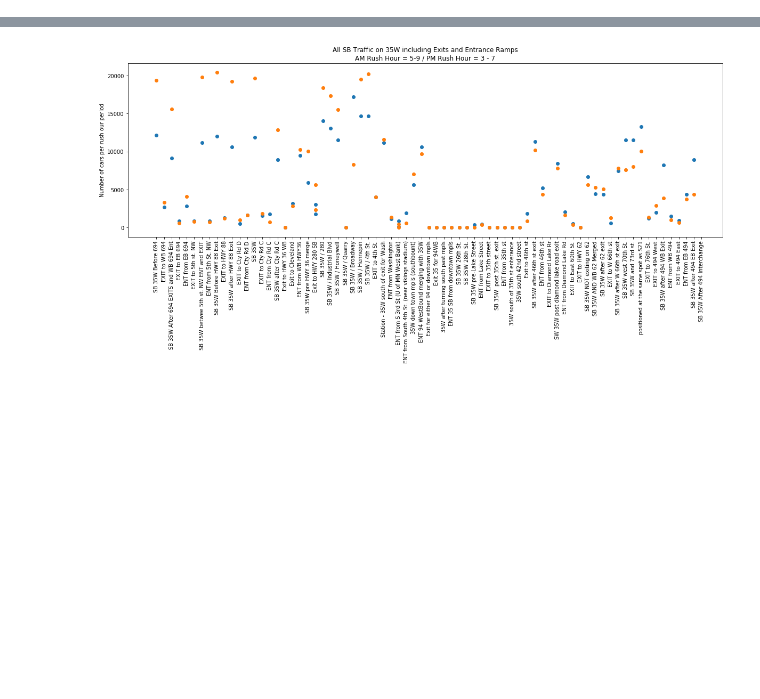
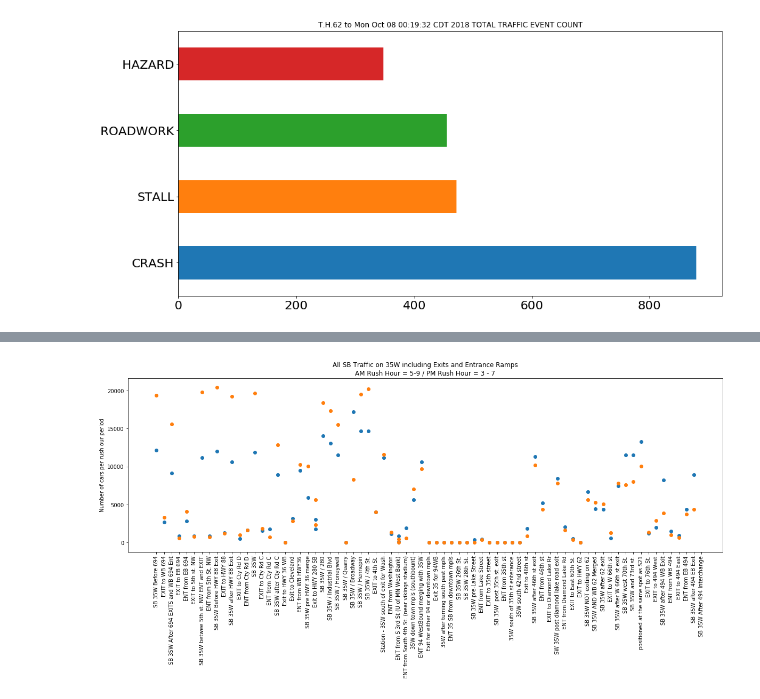
Before and after one commit to Dkreitzer/Team_streprogen_Project1, a Jupyter notebook: Working_On_Final_Version.ipynb, the cells around one changed output, grey strips where cells are left out. Saved outputs shown, nothing was run; the diff lists cells and outputs as text; code cells hidden in the pictures; blank space fills up the shorter version.

```diff
--- a/dk_testing_SB35W.ipynb
+++ b/Working_On_Final_Version.ipynb
@@ -16,0 +131,14 @@ def display_side_by_side(*args):
+# %%
+fontsize2use = 15
+
+fontprop = fm.FontProperties(size=fontsize2use)
+fig = plt.figure(figsize=(20,10))
+plt.xticks(fontsize=fontsize2use)
+plt.yticks(fontsize=fontsize2use)
+
+Crash_Data_df['EVENT'].value_counts().plot(kind='barh',  title=(f'{d_min} to {d_max} TOTAL TRAFFIC EVENT COUNT'), fontsize=20, stacked=True, figsize=[16,8])
+
+plt.savefig("Images/Event_Count_Summary.png")
+plt.show()
+# %% [output]
+[figure, added]
```
Also changed, not shown: parts of 29 cells of this notebook, 15 other files.
